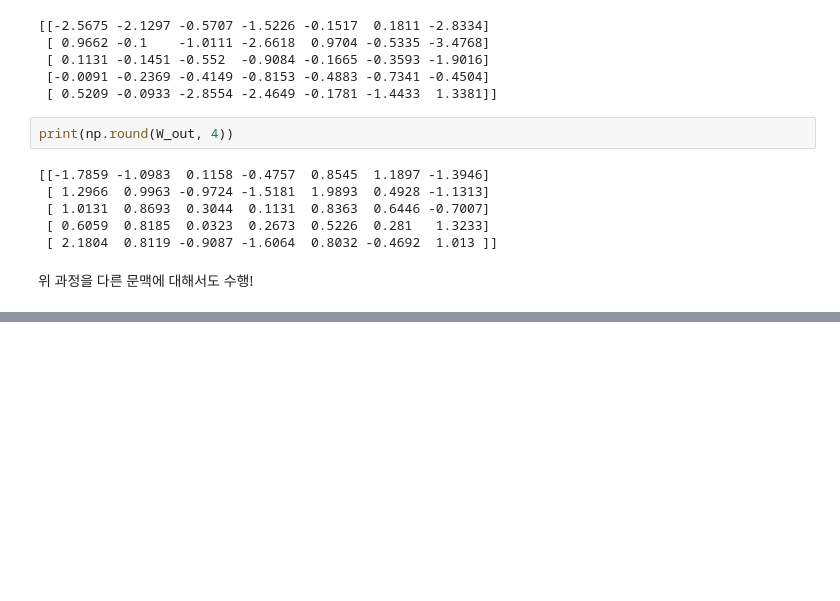
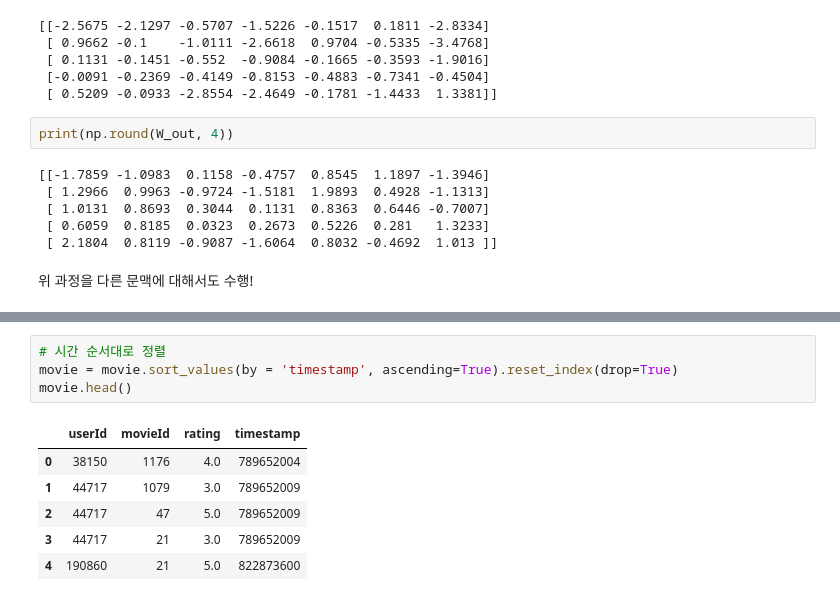
Before and after one commit to jisungJoo/My, a Jupyter notebook: 20220203 추천시스템입문 3강 word2vec.ipynb, the cells around one changed output, grey strips where cells are left out. Saved outputs shown, nothing was run; the diff lists cells and outputs as text; blank space fills up the shorter version.

```diff
--- a/20220203 추천시스템입문 3강 word2vec.ipynb
+++ b/20220203 추천시스템입문 3강 word2vec.ipynb
@@ -256,0 +276,11 @@ print(np.round(W_out, 4))
+# %%
+# 시간 순서대로 정렬
+movie = movie.sort_values(by = 'timestamp', ascending=True).reset_index(drop=True)
+movie.head()
+# %% [output]
+|  | userId | movieId | rating | timestamp |
+| 0 | 38150 | 1176 | 4.0 | 789652004 |
+| 1 | 44717 | 1079 | 3.0 | 789652009 |
+| 2 | 44717 | 47 | 5.0 | 789652009 |
+| 3 | 44717 | 21 | 3.0 | 789652009 |
+| 4 | 190860 | 21 | 5.0 | 822873600 |
```
Also changed, not shown: parts of 29 cells of this notebook.
